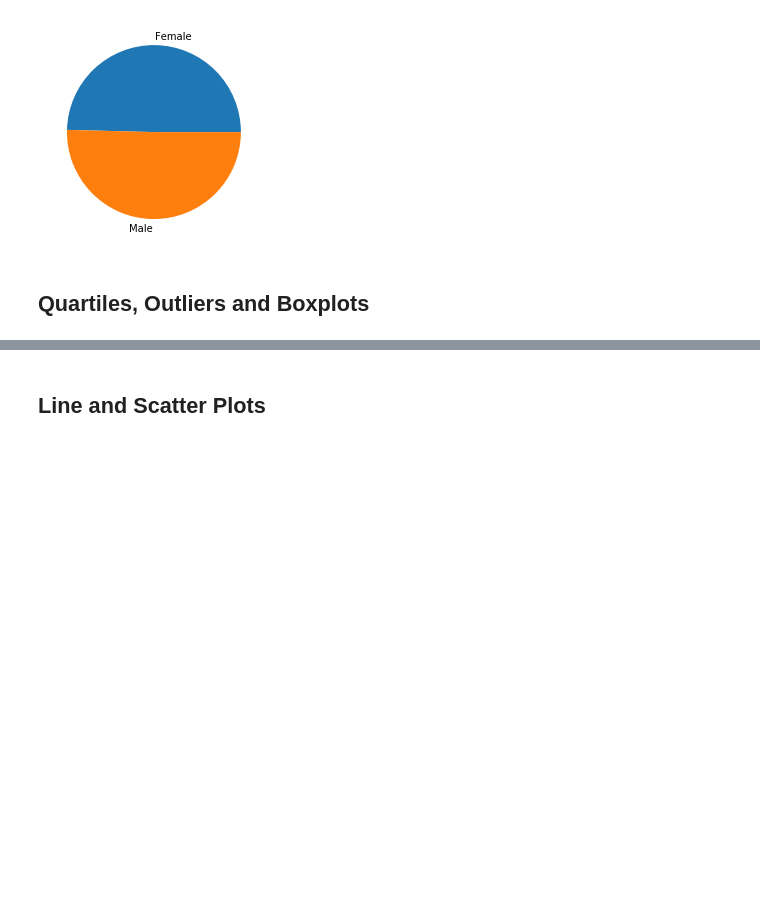
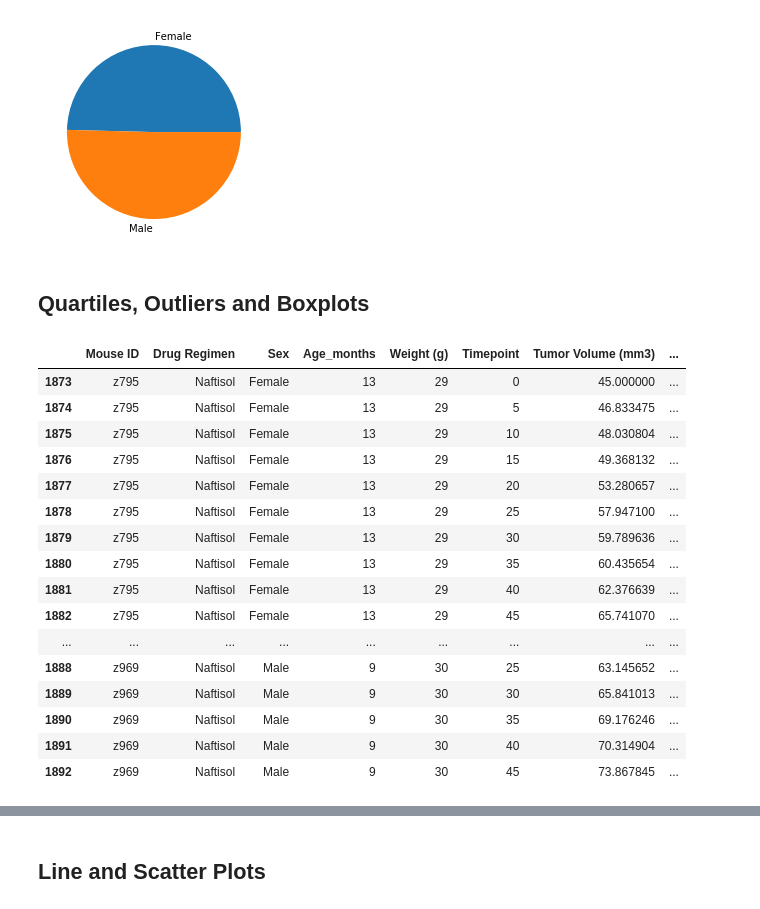
Before and after one commit to cullen-andrews/matplotlib-challenge, a Jupyter notebook: Script.ipynb, the cells around one changed output, grey strips where cells are left out. Cells and saved outputs as stored; diff of their text form; code cells hidden in the pictures; blank space fills up the shorter version.

```diff
--- a/Script.ipynb
+++ b/Script.ipynb
@@ -213,6 +203,26 @@ plt.pie(gender_series, labels=["Female","Male"], )
 [figure]
 # %% [markdown]
 ## Quartiles, Outliers and Boxplots
+# %%
+cleaned_df.tail(20)
+# %% [output]
+|  | Mouse ID | Drug Regimen | Sex | Age_months | Weight (g) | Timepoint | Tumor Volume (mm3) | ... |
+| 1873 | z795 | Naftisol | Female | 13 | 29 | 0 | 45.000000 | ... |
+| 1874 | z795 | Naftisol | Female | 13 | 29 | 5 | 46.833475 | ... |
+| 1875 | z795 | Naftisol | Female | 13 | 29 | 10 | 48.030804 | ... |
+| 1876 | z795 | Naftisol | Female | 13 | 29 | 15 | 49.368132 | ... |
+| 1877 | z795 | Naftisol | Female | 13 | 29 | 20 | 53.280657 | ... |
+| 1878 | z795 | Naftisol | Female | 13 | 29 | 25 | 57.947100 | ... |
+| 1879 | z795 | Naftisol | Female | 13 | 29 | 30 | 59.789636 | ... |
+| 1880 | z795 | Naftisol | Female | 13 | 29 | 35 | 60.435654 | ... |
+| 1881 | z795 | Naftisol | Female | 13 | 29 | 40 | 62.376639 | ... |
+| 1882 | z795 | Naftisol | Female | 13 | 29 | 45 | 65.741070 | ... |
+| ... | ... | ... | ... | ... | ... | ... | ... | ... |
+| 1888 | z969 | Naftisol | Male | 9 | 30 | 25 | 63.145652 | ... |
+| 1889 | z969 | Naftisol | Male | 9 | 30 | 30 | 65.841013 | ... |
+| 1890 | z969 | Naftisol | Male | 9 | 30 | 35 | 69.176246 | ... |
+| 1891 | z969 | Naftisol | Male | 9 | 30 | 40 | 70.314904 | ... |
+| 1892 | z969 | Naftisol | Male | 9 | 30 | 45 | 73.867845 | ... |
 # %%
 # Calculate the final tumor volume of each mouse across four of the treatment regimens:
 # Capomulin, Ramicane, Infubinol, and Ceftamin
```
Also changed, not shown: parts of 3 cells of this notebook.
